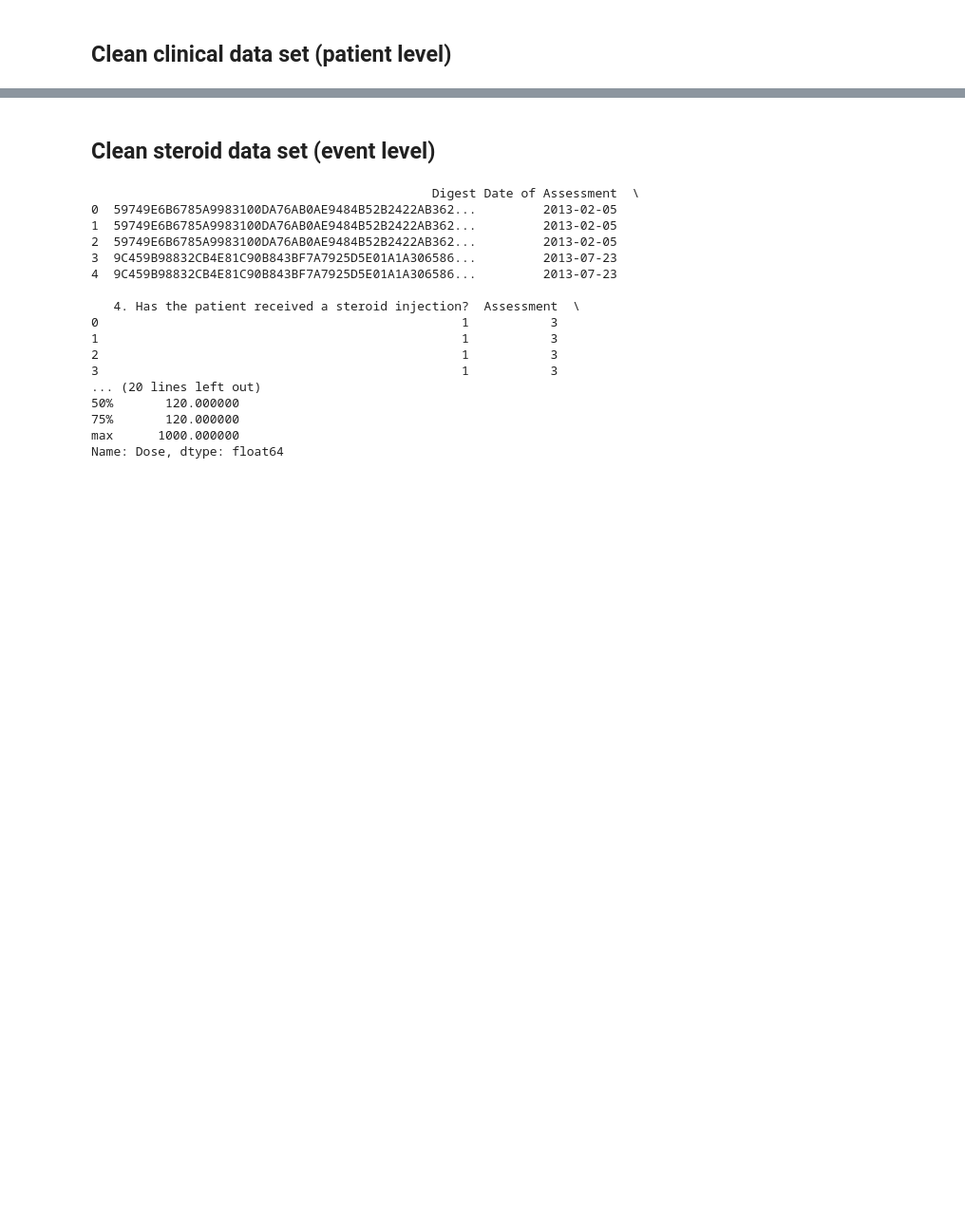
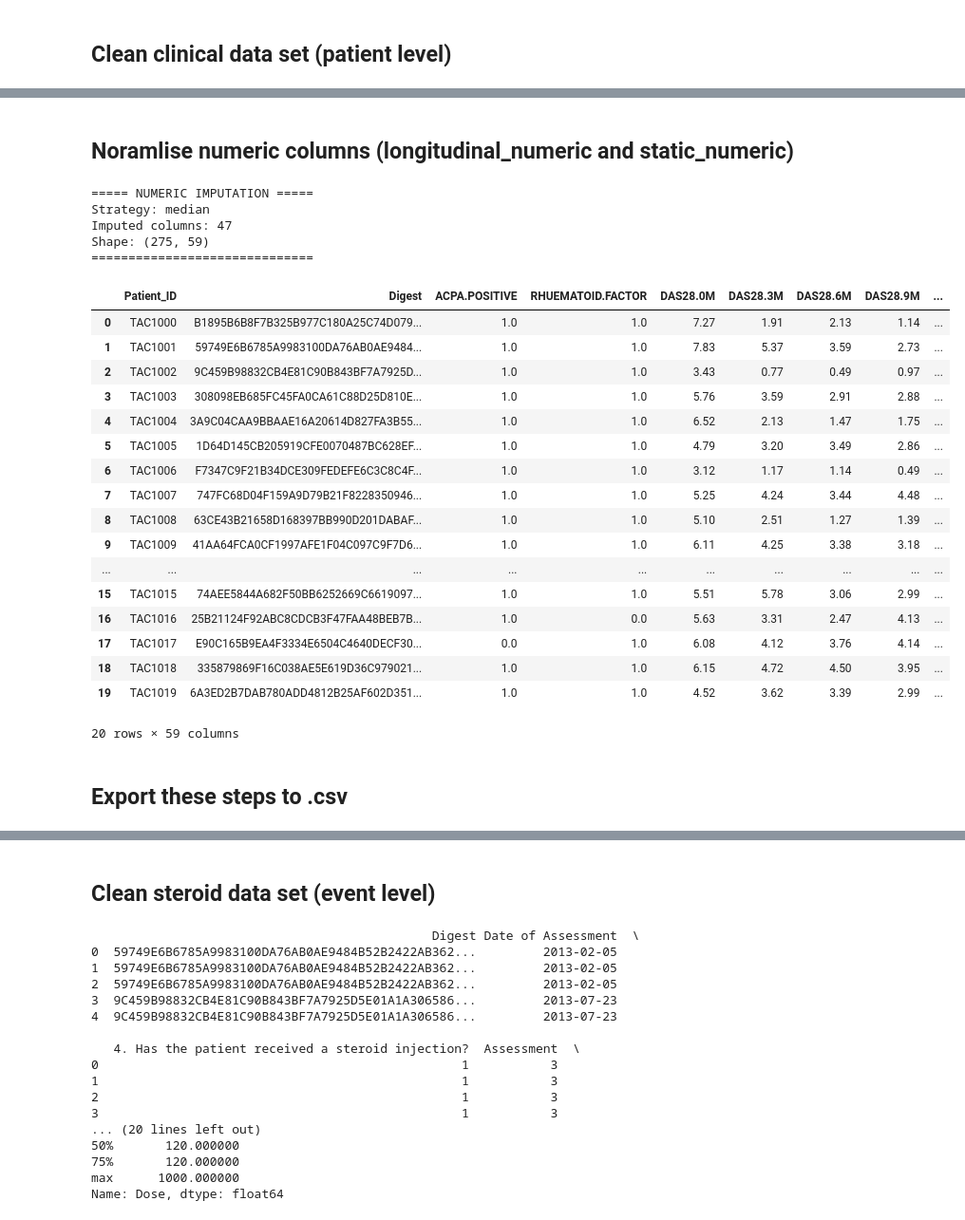
Before and after one commit to Roman0-5/RA-Map-EDA, a Jupyter notebook: notebooks/preprocessing/02_clinical_preprocessing.ipynb, the cells around one changed output, grey strips where cells are left out. Shown at 95% size. Saved outputs shown, nothing was run; the diff lists cells and outputs as text; code cells hidden in the pictures; blank space fills up the shorter version.

```diff
--- a/notebooks/preprocessing/02_clinical_preprocessing.ipynb
+++ b/notebooks/preprocessing/02_clinical_preprocessing.ipynb
@@ -236,0 +270,2 @@ Digest: unique=275, nulls=0
+# %%
+df_dropped = drop_columns(df_codify_binary, ["Hep B serology wk 9 (IU/mL)", "ORAL.STEROIDS.3M", "IM.STEROIDS.3MONTHS"])
@@ -236,0 +279,6 @@ Digest: unique=275, nulls=0
+# %%
+df_remission = clean_remission_month(df_dropped, col="Remission month")
+print(df_remission.columns)
+print(df_remission["remission_event"].value_counts(dropna=False))
+print(df_remission["remission_time"].value_counts(dropna=False))
+df_remission[["remission_event", "remission_time"]].head(10)
@@ -236,0 +316,3 @@ Digest: unique=275, nulls=0
+# %%
+df_clean_numeric = clean_clinical_numeric(df_remission,CLINICAL_CONTRACT,verbose=True)
+df_clean_numeric.head(100)
@@ -236,0 +421,31 @@ Digest: unique=275, nulls=0
+# %% [markdown]
+## Noramlise numeric columns (longitudinal_numeric and static_numeric)
+# %%
+df_imputed_numeric = impute_numeric_values(df_clean_post,CLINICAL_CONTRACT_POST,verbose=True)
+df_imputed_numeric.head(20)
+# %% [output]
+===== NUMERIC IMPUTATION =====
+Strategy: median
+Imputed columns: 47
+Shape: (275, 59)
+==============================
+|  | Patient_ID | Digest | ACPA.POSITIVE | RHUEMATOID.FACTOR | DAS28.0M | DAS28.3M | DAS28.6M | DAS28.9M | ... |
+| 0 | TAC1000 | B1895B6B8F7B325B977C180A25C74D079... | 1.0 | 1.0 | 7.27 | 1.91 | 2.13 | 1.14 | ... |
+| 1 | TAC1001 | 59749E6B6785A9983100DA76AB0AE9484... | 1.0 | 1.0 | 7.83 | 5.37 | 3.59 | 2.73 | ... |
+| 2 | TAC1002 | 9C459B98832CB4E81C90B843BF7A7925D... | 1.0 | 1.0 | 3.43 | 0.77 | 0.49 | 0.97 | ... |
+| 3 | TAC1003 | 308098EB685FC45FA0CA61C88D25D810E... | 1.0 | 1.0 | 5.76 | 3.59 | 2.91 | 2.88 | ... |
+| 4 | TAC1004 | 3A9C04CAA9BBAAE16A20614D827FA3B55... | 1.0 | 1.0 | 6.52 | 2.13 | 1.47 | 1.75 | ... |
+| 5 | TAC1005 | 1D64D145CB205919CFE0070487BC628EF... | 1.0 | 1.0 | 4.79 | 3.20 | 3.49 | 2.86 | ... |
+| 6 | TAC1006 | F7347C9F21B34DCE309FEDEFE6C3C8C4F... | 1.0 | 1.0 | 3.12 | 1.17 | 1.14 | 0.49 | ... |
+| 7 | TAC1007 | 747FC68D04F159A9D79B21F8228350946... | 1.0 | 1.0 | 5.25 | 4.24 | 3.44 | 4.48 | ... |
+| 8 | TAC1008 | 63CE43B21658D168397BB990D201DABAF... | 1.0 | 1.0 | 5.10 | 2.51 | 1.27 | 1.39 | ... |
+| 9 | TAC1009 | 41AA64FCA0CF1997AFE1F04C097C9F7D6... | 1.0 | 1.0 | 6.11 | 4.25 | 3.38 | 3.18 | ... |
+| ... | ... | ... | ... | ... | ... | ... | ... | ... | ... |
+| 15 | TAC1015 | 74AEE5844A682F50BB6252669C6619097... | 1.0 | 1.0 | 5.51 | 5.78 | 3.06 | 2.99 | ... |
+| 16 | TAC1016 | 25B21124F92ABC8CDCB3F47FAA48BEB7B... | 1.0 | 0.0 | 5.63 | 3.31 | 2.47 | 4.13 | ... |
+| 17 | TAC1017 | E90C165B9EA4F3334E6504C4640DECF30... | 0.0 | 1.0 | 6.08 | 4.12 | 3.76 | 4.14 | ... |
+| 18 | TAC1018 | 335879869F16C038AE5E619D36C979021... | 1.0 | 1.0 | 6.15 | 4.72 | 4.50 | 3.95 | ... |
+| 19 | TAC1019 | 6A3ED2B7DAB780ADD4812B25AF602D351... | 1.0 | 1.0 | 4.52 | 3.62 | 3.39 | 2.99 | ... |
+20 rows × 59 columns
+# %% [markdown]
+## Export these steps to .csv
```
Also changed, not shown: parts of 34 cells of this notebook, 33 other files.
